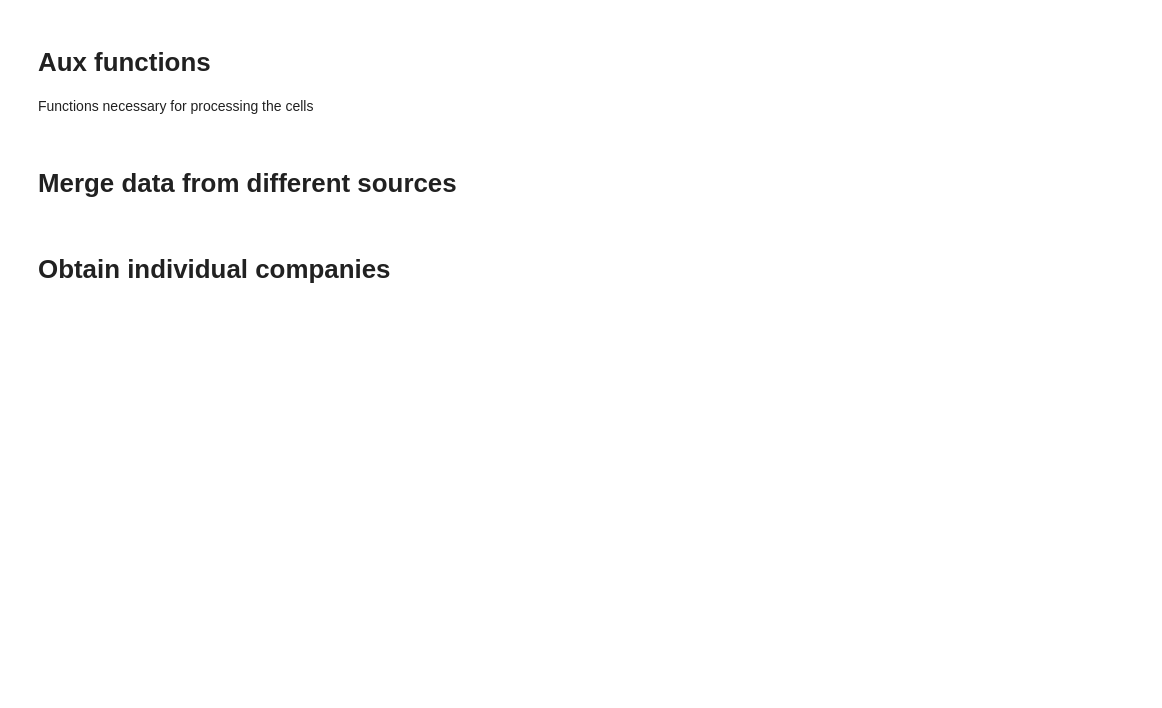
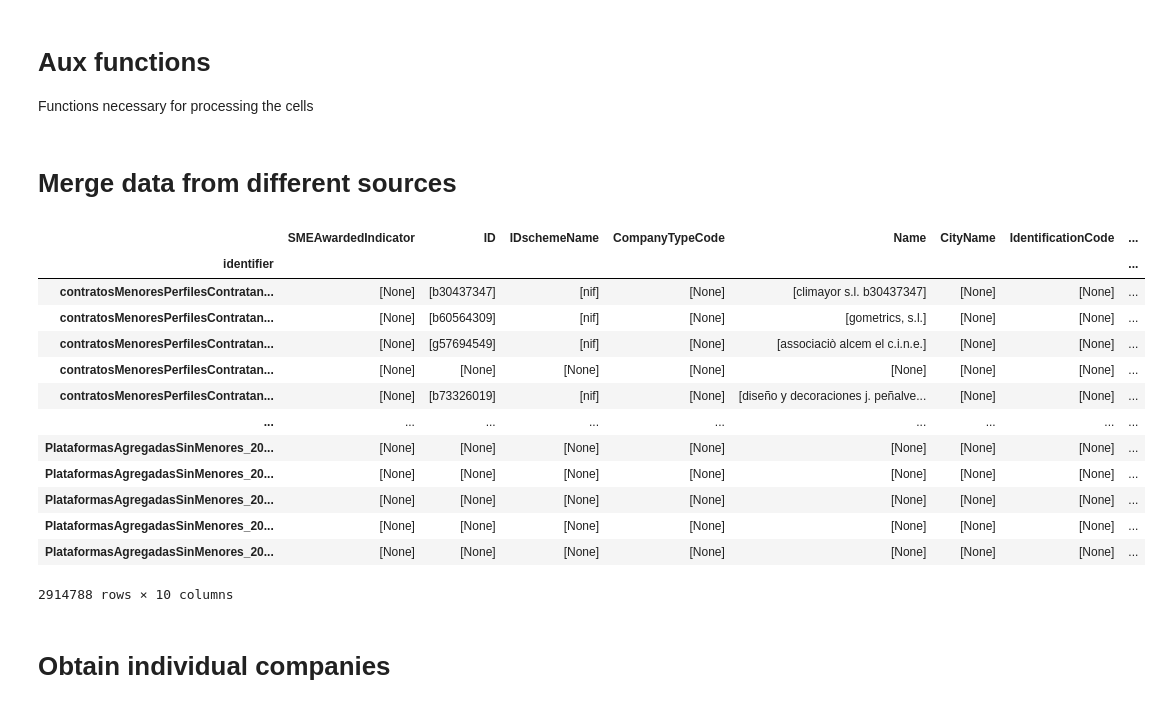
Before and after one commit to nextprocurement/NP-Company-Process, a Jupyter notebook: match_companies.ipynb, the cells around one changed output. Cells and saved outputs as stored; diff of their text form; code cells hidden in the pictures; blank space fills up the shorter version.

```diff
--- a/match_companies.ipynb
+++ b/match_companies.ipynb
@@ -108,3 +108,20 @@ df_companies = merge_orig_dataframes(dir_metadata=Path("data/metadata/"))
+# %%
+df_companies
+# %% [output]
+|  | SMEAwardedIndicator | ID | IDschemeName | CompanyTypeCode | Name | CityName | IdentificationCode | ... |
+| identifier |  |  |  |  |  |  |  | ... |
+| contratosMenoresPerfilesContratan... | [None] | [b30437347] | [nif] | [None] | [climayor s.l. b30437347] | [None] | [None] | ... |
+| contratosMenoresPerfilesContratan... | [None] | [b60564309] | [nif] | [None] | [gometrics, s.l.] | [None] | [None] | ... |
+| contratosMenoresPerfilesContratan... | [None] | [g57694549] | [nif] | [None] | [associaciò alcem el c.i.n.e.] | [None] | [None] | ... |
+| contratosMenoresPerfilesContratan... | [None] | [None] | [None] | [None] | [None] | [None] | [None] | ... |
+| contratosMenoresPerfilesContratan... | [None] | [b73326019] | [nif] | [None] | [diseño y decoraciones j. peñalve... | [None] | [None] | ... |
+| ... | ... | ... | ... | ... | ... | ... | ... | ... |
+| PlataformasAgregadasSinMenores_20... | [None] | [None] | [None] | [None] | [None] | [None] | [None] | ... |
+| PlataformasAgregadasSinMenores_20... | [None] | [None] | [None] | [None] | [None] | [None] | [None] | ... |
+| PlataformasAgregadasSinMenores_20... | [None] | [None] | [None] | [None] | [None] | [None] | [None] | ... |
+| PlataformasAgregadasSinMenores_20... | [None] | [None] | [None] | [None] | [None] | [None] | [None] | ... |
+| PlataformasAgregadasSinMenores_20... | [None] | [None] | [None] | [None] | [None] | [None] | [None] | ... |
+2914788 rows × 10 columns
 # %% [markdown]
 # Obtain individual companies
 # %%
```
Also changed, not shown: parts of 40 cells of this notebook, 2 other files.
